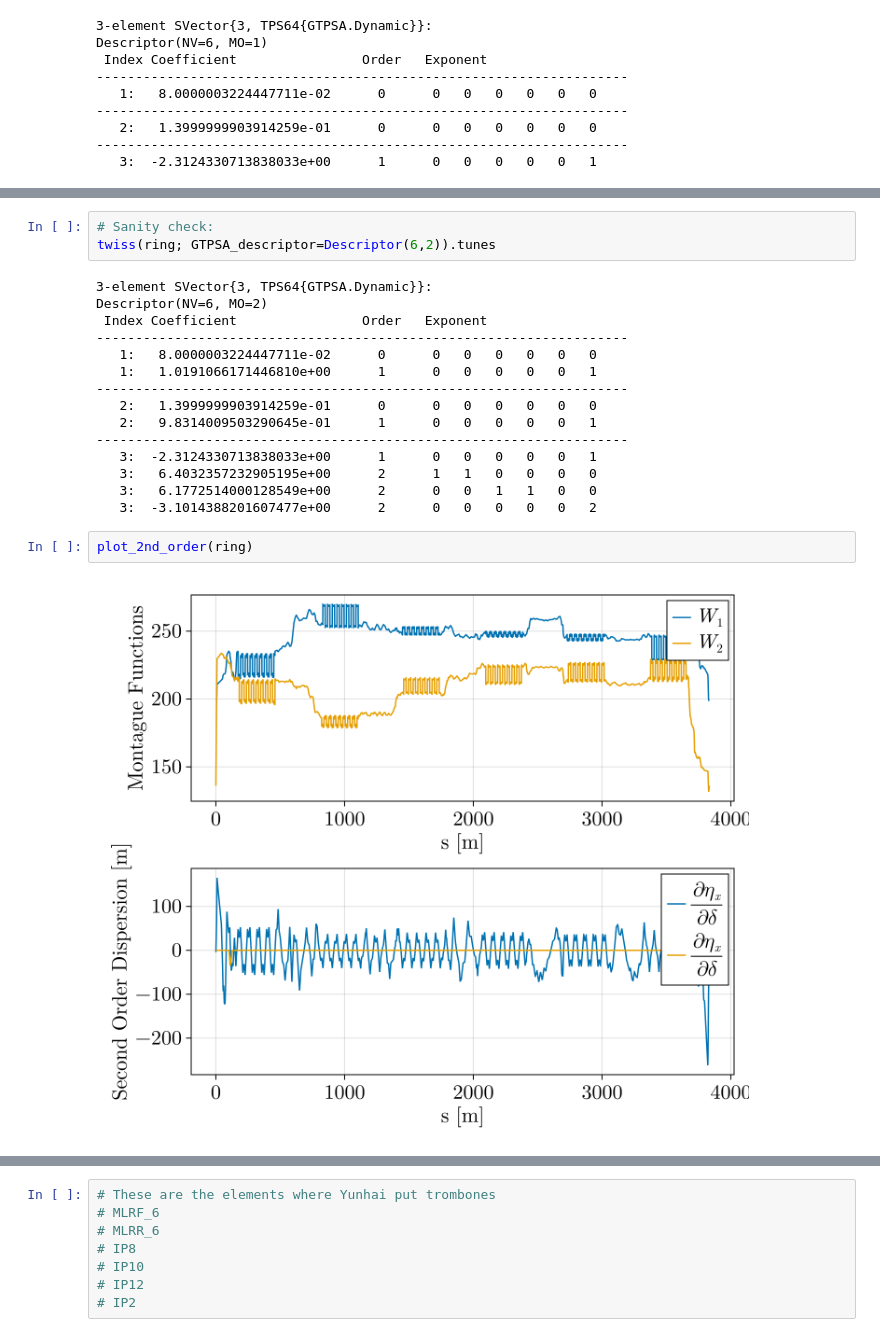
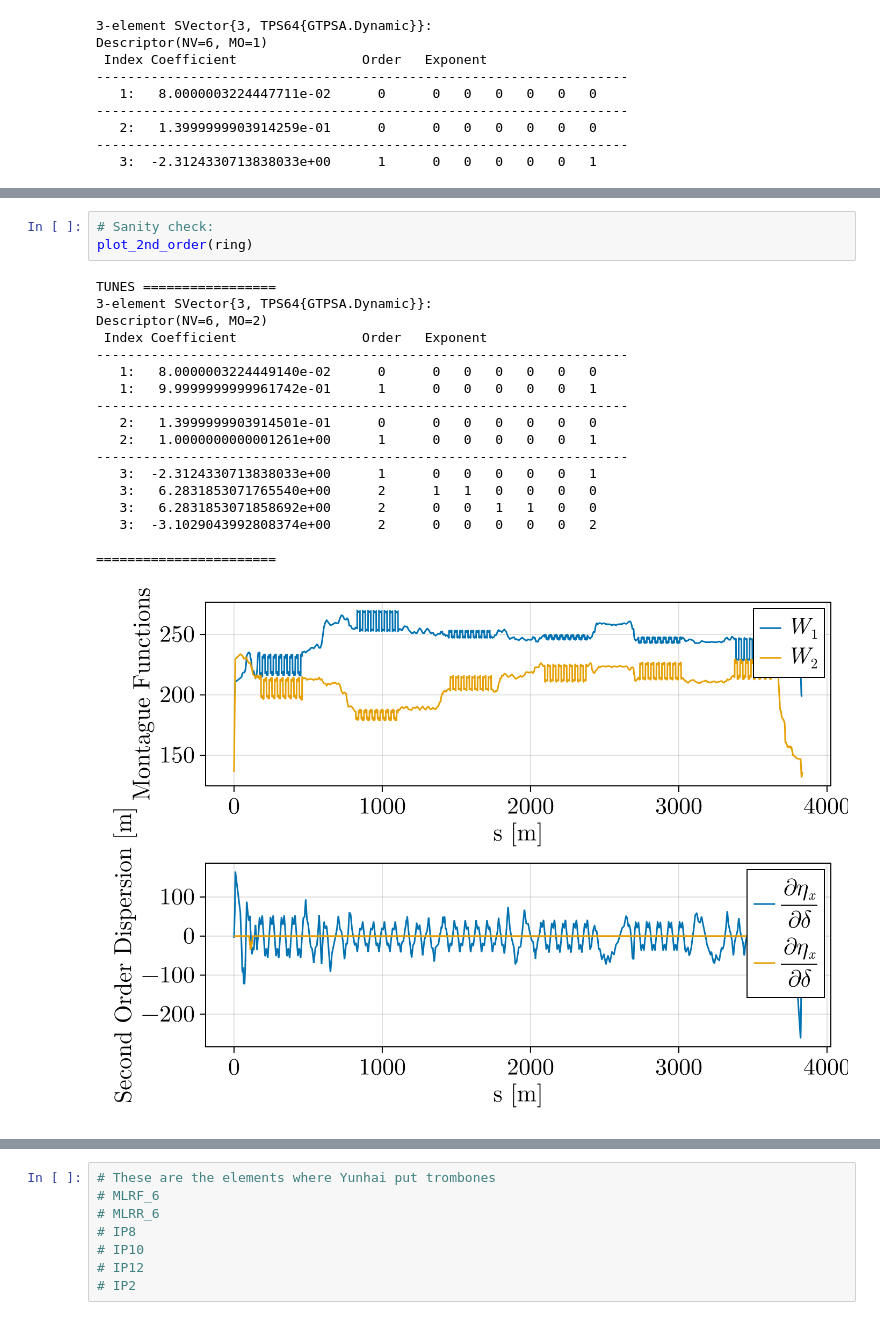
Before and after one commit to bmad-sim/SciBmad.jl, a Jupyter notebook: examples/esr-dynamic-aperture/esr-da.ipynb, the cells around one changed output, grey strips where cells are left out. Saved outputs shown, nothing was run; the diff lists cells and outputs as text.

```diff
--- a/examples/esr-dynamic-aperture/esr-da.ipynb
+++ b/examples/esr-dynamic-aperture/esr-da.ipynb
@@ -245,25 +374,25 @@ for i in 1:2:length(sfs_11)-1
 end
 # %%
 # Sanity check:
-twiss(ring; GTPSA_descriptor=Descriptor(6,2)).tunes
+plot_2nd_order(ring)
 # %% [output]
+TUNES =================
 3-element SVector{3, TPS64{GTPSA.Dynamic}}:
 Descriptor(NV=6, MO=2)
  Index Coefficient                Order   Exponent
 --------------------------------------------------------------------
-   1:   8.0000003224447711e-02      0      0   0   0   0   0   0
-   1:   1.0191066171446810e+00      1      0   0   0   0   0   1
+   1:   8.0000003224449140e-02      0      0   0   0   0   0   0
+   1:   9.9999999999961742e-01      1      0   0   0   0   0   1
 --------------------------------------------------------------------
-   2:   1.3999999903914259e-01      0      0   0   0   0   0   0
-   2:   9.8314009503290645e-01      1      0   0   0   0   0   1
+   2:   1.3999999903914501e-01      0      0   0   0   0   0   0
+   2:   1.0000000000001261e+00      1      0   0   0   0   0   1
 --------------------------------------------------------------------
    3:  -2.3124330713838033e+00      1      0   0   0   0   0   1
-   3:   6.4032357232905195e+00      2      1   1   0   0   0   0
-   3:   6.1772514000128549e+00      2      0   0   1   1   0   0
-   3:  -3.1014388201607477e+00      2      0   0   0   0   0   2
+   3:   6.2831853071765540e+00      2      1   1   0   0   0   0
+   3:   6.2831853071858692e+00      2      0   0   1   1   0   0
+   3:  -3.1029043992808374e+00      2      0   0   0   0   0   2
+
+=======================
+[figure, added]
-# %%
-plot_2nd_order(ring)
-# %% [output]
-[figure, removed]
 # %%
 # Let's adjust the controls and see what happens
```
Also changed, not shown: parts of 19 cells of this notebook, 4 other files.
